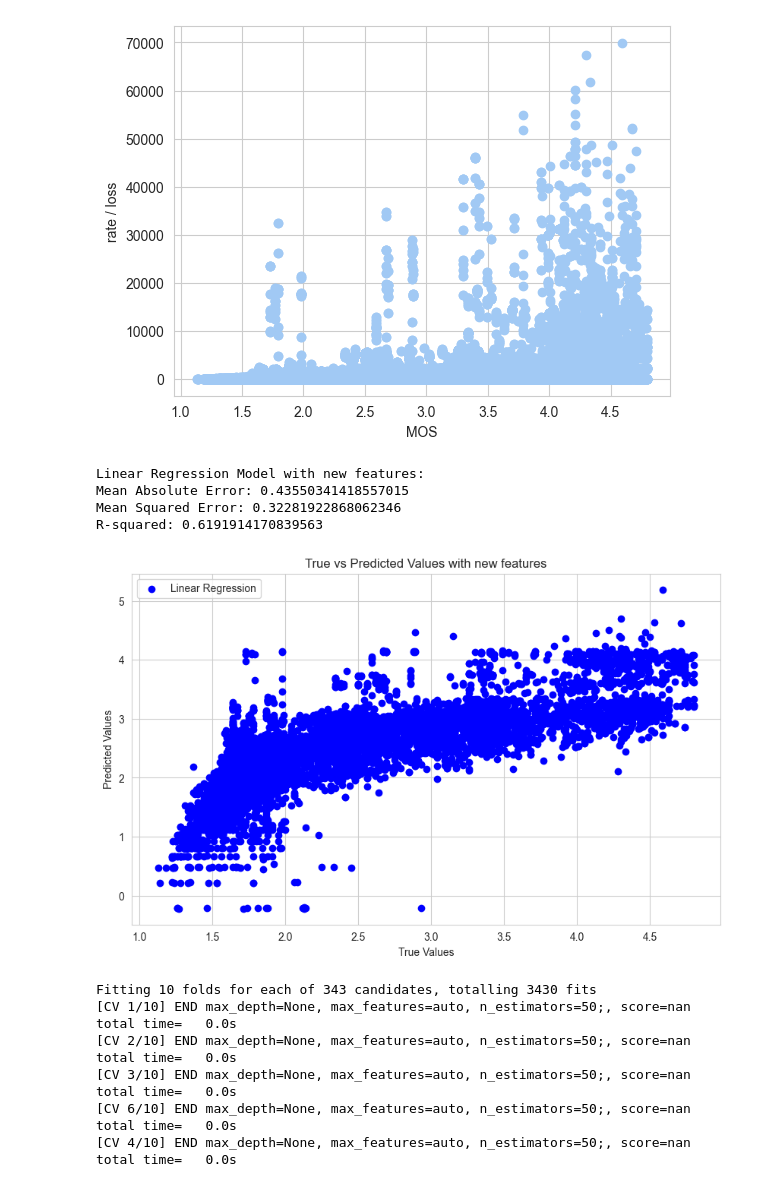
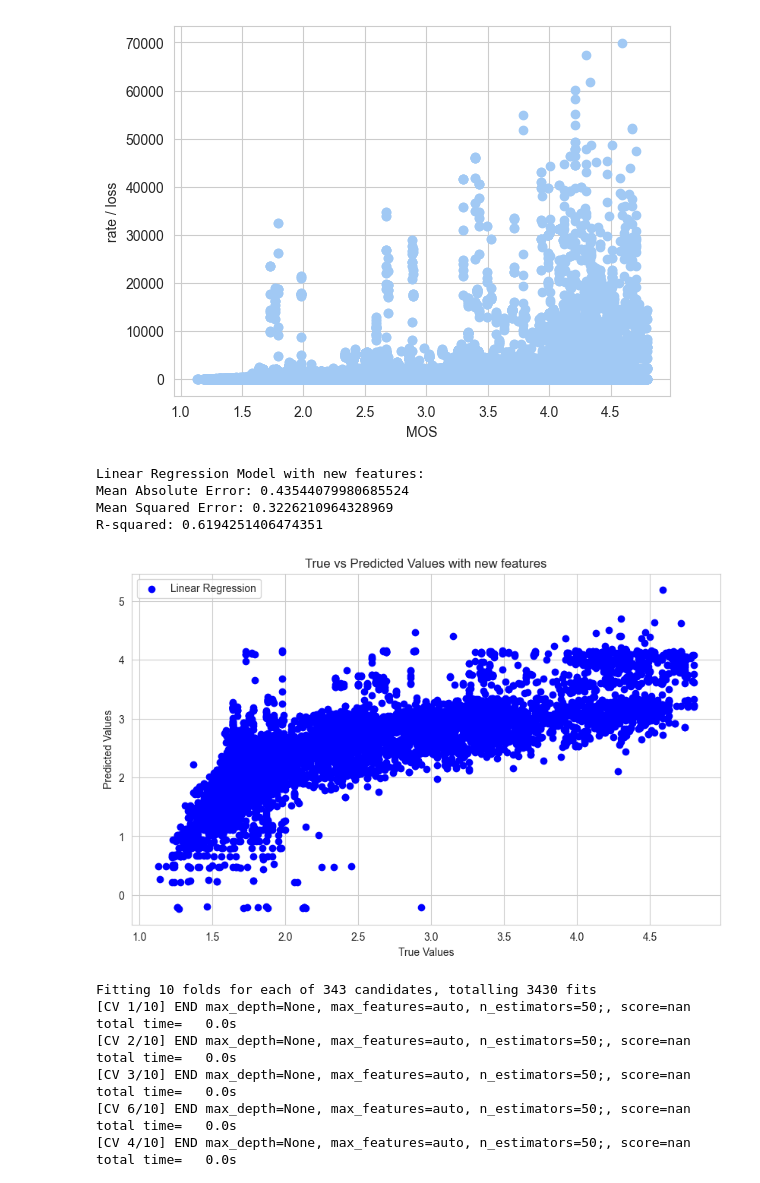
Before and after one commit to zazou-git86/MOS_QOE_Selenium, a Jupyter notebook: MOS_QOE_Selenium.ipynb, the cells around one changed output. Cells and saved outputs as stored; diff of their text form; code cells hidden in the pictures.

```diff
--- a/MOS_QOE_Selenium.ipynb
+++ b/MOS_QOE_Selenium.ipynb
@@ -419,34 +419,34 @@ plt.show()
 [figure]
 # %%
 #Train LR model with new features
-X = data[['delay_log', 'bitrate_log', 'throughput_jitter', 'delay_jitter','loss_rate', ]]
+X = data[['delay_log', 'bitrate_log', 'throughput_jitter', 'delay_jitter','loss_rate', 'packet_loss_squared']]
 y = data['mos']
 
 X_train, X_test, y_train, y_test = train_test_split(X, y, test_size=0.2, random_state=42)
 lr = LinearRegression()
 lr.fit(X_train, y_train)
 
 # Make predictions
 y_pred_lr = lr.predict(X_test)
 # Evaluate the model
 print("Linear Regression Model with new features:")
 print("Mean Absolute Error:", mean_absolute_error(y_test, y_pred_lr))
 print("Mean Squared Error:", mean_squared_error(y_test, y_pred_lr))
 print("R-squared:", r2_score(y_test, y_pred_lr))
 # Plotting the predictions
 plt.figure(figsize=(10, 6))
 plt.scatter(y_test, y_pred_lr, color='blue', label='Linear Regression')
 plt.xlabel('True Values')
 plt.ylabel('Predicted Values')
 plt.title('True vs Predicted Values with new features')
 plt.legend()
 plt.show()
 # %% [output]
 Linear Regression Model with new features:
-Mean Absolute Error: 0.43550341418557015
-Mean Squared Error: 0.32281922868062346
-R-squared: 0.6191914170839563
+Mean Absolute Error: 0.43544079980685524
+Mean Squared Error: 0.3226210964328969
+R-squared: 0.6194251406474351
-[figure, old version]
+[figure, new version]
 # %%
 #Find RF best hyperparameters using GridSearchCV
 from sklearn.model_selection import GridSearchCV
```
